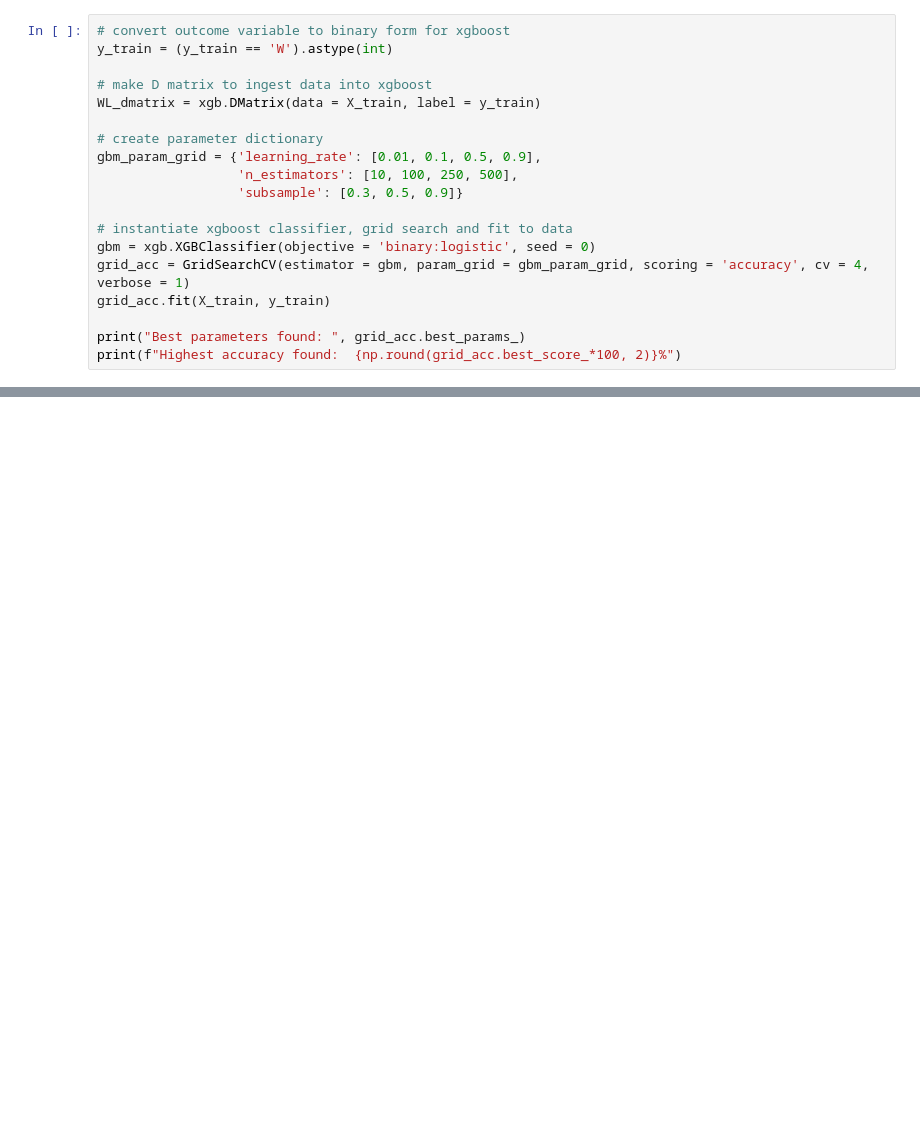
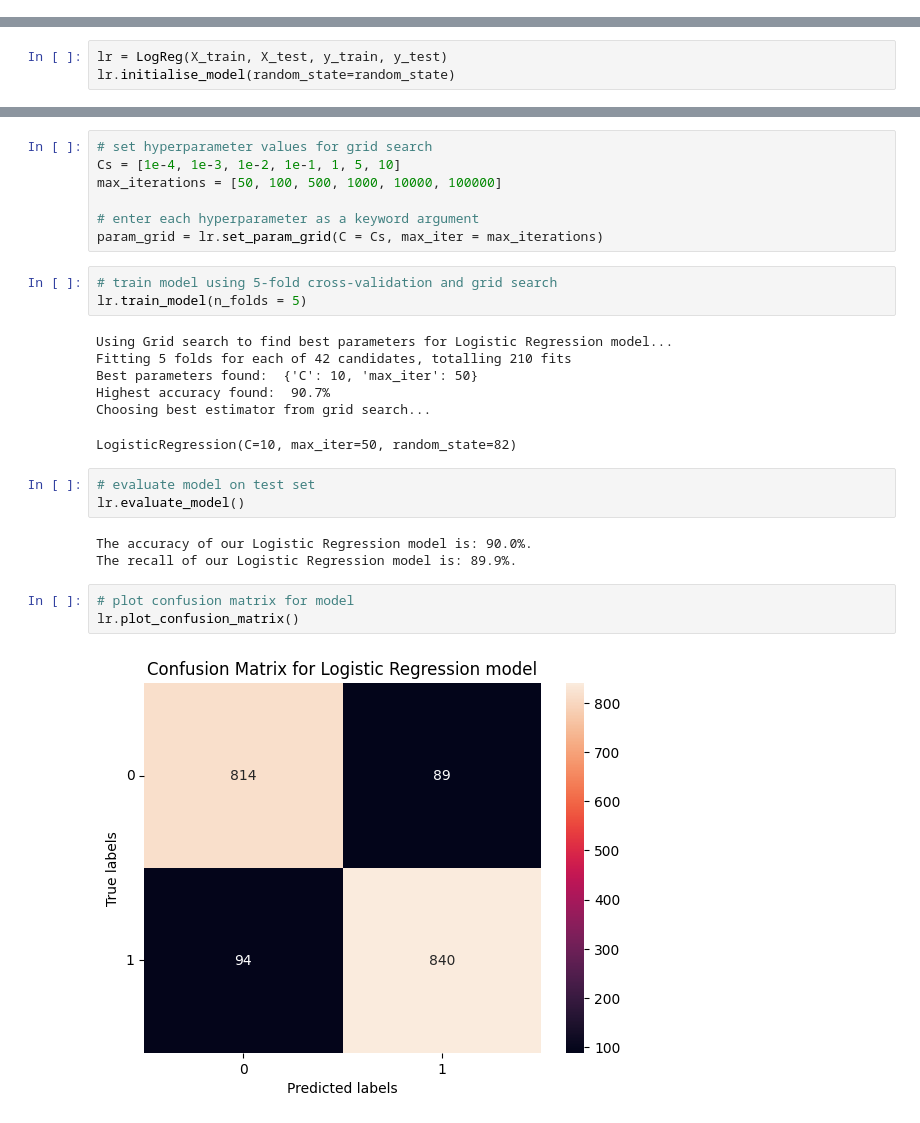
Before and after one commit to zainsiddiqii/My-Chess-Progression, a Jupyter notebook: WinLoss_Modelling.ipynb, the cells around one changed output, grey strips where cells are left out. Drawn from its saved outputs; the diff is of its cells as text; blank space fills up the shorter version.

Commit message:
Modularised code, implemented models

```diff
--- a/WinLoss_Modelling.ipynb
+++ b/WinLoss_Modelling.ipynb
@@ -193,19 +0,0 @@ The recall of our KNN model is: 78.69%.
-# %%
-# convert outcome variable to binary form for xgboost
-y_train = (y_train == 'W').astype(int)
-
-# make D matrix to ingest data into xgboost
-WL_dmatrix = xgb.DMatrix(data = X_train, label = y_train)
-
-# create parameter dictionary
-gbm_param_grid = {'learning_rate': [0.01, 0.1, 0.5, 0.9],
-                  'n_estimators': [10, 100, 250, 500],
-                  'subsample': [0.3, 0.5, 0.9]}
-
-# instantiate xgboost classifier, grid search and fit to data
-gbm = xgb.XGBClassifier(objective = 'binary:logistic', seed = 0)
-grid_acc = GridSearchCV(estimator = gbm, param_grid = gbm_param_grid, scoring = 'accuracy', cv = 4, verbose = 1)
-grid_acc.fit(X_train, y_train)
-
-print("Best parameters found: ", grid_acc.best_params_)
-print(f"Highest accuracy found:  {np.round(grid_acc.best_score_*100, 2)}%")
@@ -215,0 +22,3 @@ Highest accuracy found:  0.9080584940883634
+# %%
+lr = LogReg(X_train, X_test, y_train, y_test)
+lr.initialise_model(random_state=random_state)
@@ -215,0 +48,28 @@ Highest accuracy found:  0.9080584940883634
+# %%
+# set hyperparameter values for grid search
+Cs = [1e-4, 1e-3, 1e-2, 1e-1, 1, 5, 10]
+max_iterations = [50, 100, 500, 1000, 10000, 100000]
+
+# enter each hyperparameter as a keyword argument
+param_grid = lr.set_param_grid(C = Cs, max_iter = max_iterations)
+# %%
+# train model using 5-fold cross-validation and grid search
+lr.train_model(n_folds = 5)
+# %% [output]
+Using Grid search to find best parameters for Logistic Regression model...
+Fitting 5 folds for each of 42 candidates, totalling 210 fits
+Best parameters found:  {'C': 10, 'max_iter': 50}
+Highest accuracy found:  90.7%
+Choosing best estimator from grid search...
+LogisticRegression(C=10, max_iter=50, random_state=82)
+# %%
+# evaluate model on test set
+lr.evaluate_model()
+# %% [output]
+The accuracy of our Logistic Regression model is: 90.0%.
+The recall of our Logistic Regression model is: 89.9%.
+# %%
+# plot confusion matrix for model
+lr.plot_confusion_matrix()
+# %% [output]
+[figure, added]
```
Also changed, not shown: parts of 24 cells of this notebook, 8 other files.
